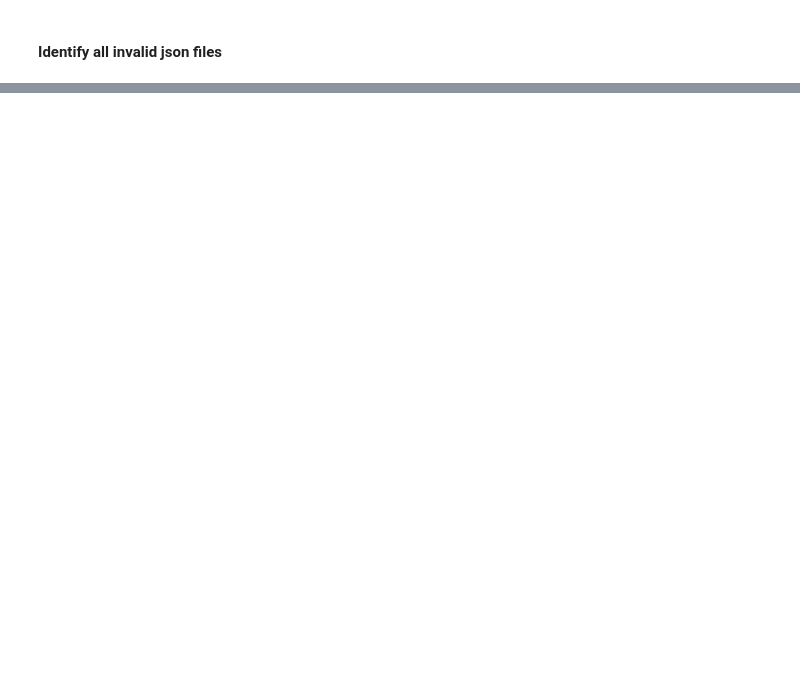
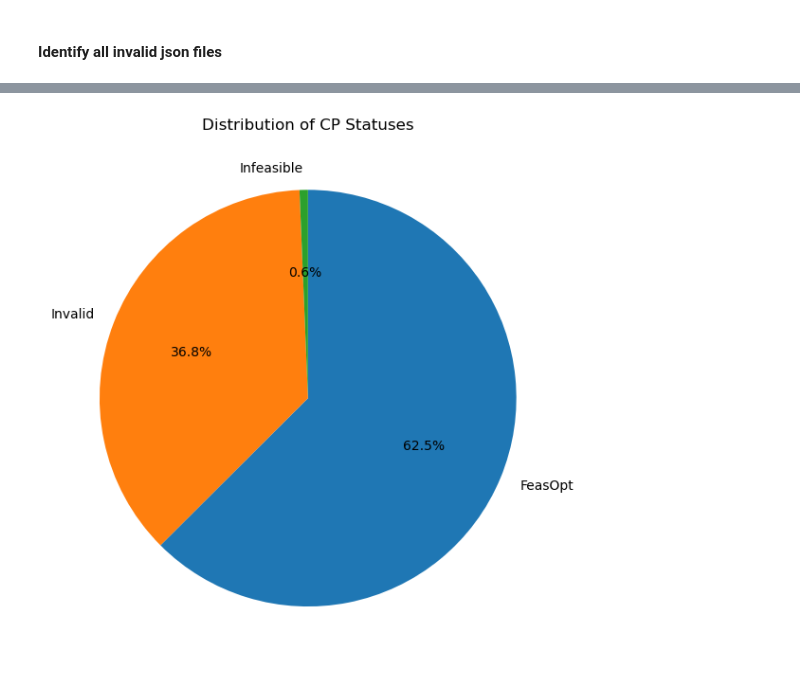
Before and after one commit to MxHbm/Analysis_Instances, a Jupyter notebook: analyze_output_classifier.ipynb, the cells around one changed output, grey strips where cells are left out. Drawn from its saved outputs; the diff is of its cells as text; code cells hidden in the pictures; blank space fills up the shorter version.

```diff
--- a/analyze_output_classifier.ipynb
+++ b/analyze_output_classifier.ipynb
@@ -94,3 +136,14 @@ len(info_df)
+# %%
+# Pie chart of CP Status distribution
+plt.figure(figsize=(8, 6))
+info_df['CP Status'].value_counts().plot.pie(autopct='%1.1f%%', startangle=90, counterclock=False)
+plt.title("Distribution of CP Statuses")
+plt.ylabel("")  # Hide y-axis label
+plt.tight_layout()
+plt.savefig(r"C:\Users\mahu123a\Documents\160425_Pie_CP_Status.png", dpi=300)  # dpi=300 für hohe Qualität
+plt.show()
+# %% [output]
+[figure, added]
 # %%
 # Plot 1: Box plot of CP Time by CP Status
 plt.figure(figsize=(10, 6))
```
Also changed, not shown: parts of 12 cells of this notebook, 1 other file.
